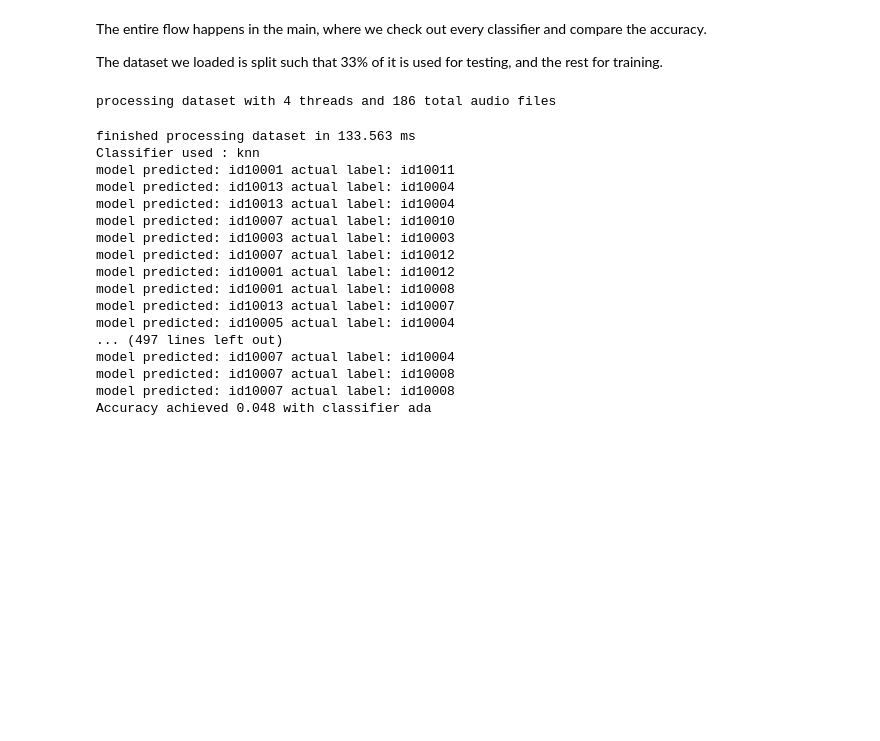
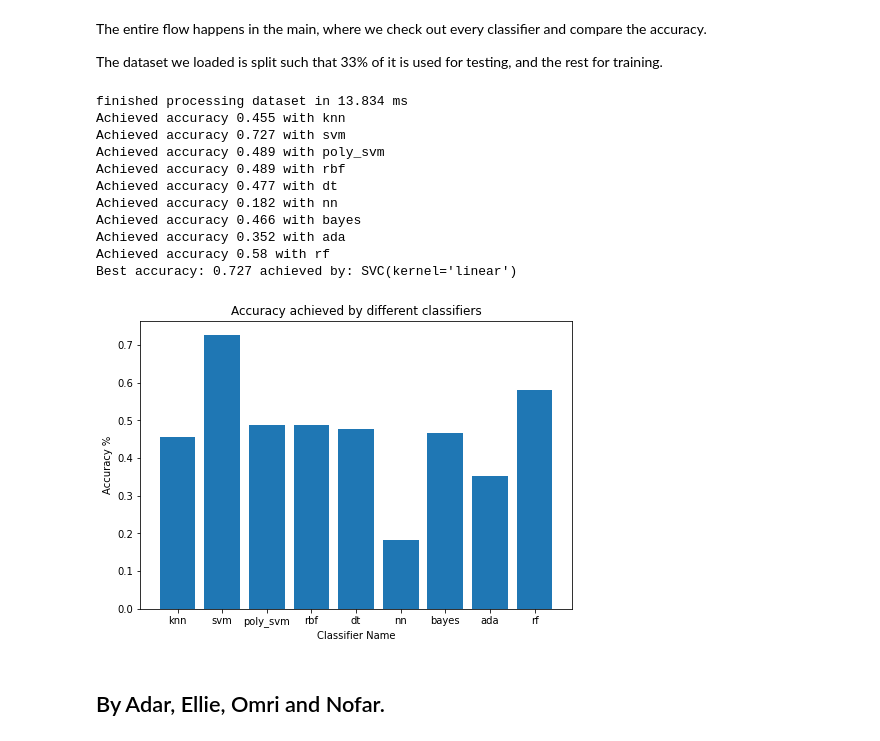
Before and after one commit to adargut/AudioWorkshop, a Jupyter notebook: voice_recognition/voice_recognition.ipynb, the cells around one changed output. Saved outputs shown, nothing was run; the diff lists cells and outputs as text; code cells hidden in the pictures; blank space fills up the shorter version.

```diff
--- a/voice_recognition/voice_recognition.ipynb
+++ b/voice_recognition/voice_recognition.ipynb
@@ -194,15 +196,17 @@ We try out the followings classifiers:
 
 The classifier is outputted from the function below:
 # %%
-CLASSIFIERS = ['knn', 'linear_svm', 'poly_svm', 'rbf', 'dt', 'nn', 'bayes', 'ada']
+CLASSIFIERS = ['knn', 'svm', 'poly_svm', 'rbf', 'dt', 'nn', 'bayes', 'ada', 'rf']
 
-def get_classifier(classifier):
-    if classifier not in CLASSIFIERS:
-        raise Exception('No classifier found!!')
-    print('Classifier used :', classifier)
+
+class ClassifierNotFoundException(Exception):
+    pass
+
+
+def get_classifier(classifier, X_train):
     if classifier == 'knn':
         return KNeighborsClassifier(n_neighbors=1)
-    if classifier == 'linear_svm':
+    if classifier == 'svm':
         return SVC(kernel='linear')
     if classifier == 'poly_svm':
         return SVC(kernel='poly')
@@ -211,11 +215,14 @@ def get_classifier(classifier):
     if classifier == 'dt':
         return DecisionTreeClassifier()
     if classifier == 'nn':
-        return MLPClassifier()
+        return MLPClassifier(hidden_layer_sizes=(500,), alpha=0.1, learning_rate_init=0.1)
     if classifier == 'bayes':
         return GaussianNB()
     if classifier == 'ada':
         return AdaBoostClassifier()
+    if classifier == 'rf':
+        return RandomForestClassifier()
+    raise ClassifierNotFoundException
 # %% [markdown]
 After we have a classifier, we want to test its accuracy on the test dataset:
 # %%
@@ -235,36 +241,50 @@ The dataset we loaded is split such that 33% of it is used for testing, and the
 # %%
 def main():
     train_path = 'data/wav'
     dataset_loader = DatasetLoader()
     dataset_loader.load_and_process_dataset(train_path)
-    assert len(dataset_loader.X) == len(dataset_loader.Y)
     X_train, X_test, y_train, y_test = train_test_split(
-        dataset_loader.X, dataset_loader.Y, test_size=0.33, random_state=42)
+        dataset_loader.X, dataset_loader.Y, test_size=0.20, random_state=42)
+    best_classifier, best_acc = None, 0
+    accuracies = []
     for classifier in CLASSIFIERS:
-        c = get_classifier(classifier)
+        try:
+            c = get_classifier(classifier, X_train)
+        except ClassifierNotFoundException:
+            print(f'Invalid classifier given {classifier}')
+            return
         c.fit(X_train, y_train)
         acc = test_accuracy(X_test, y_test, c)
-        print('Accuracy achieved {:.3f}'.format(acc), 'with classifier {0}'.format(classifier))
+        accuracies.append(acc)
+        if acc > best_acc:
+            best_classifier, best_acc = c, acc
+        print(f'Achieved accuracy {round(acc, 3)} with {classifier}')
 
+    print('Best accuracy: {:.3f}'.format(best_acc), 'achieved by: {0}'.format(best_classifier))
+
+    import matplotlib.pyplot as plt
+    fig = plt.figure()
+    ax = fig.add_axes([0, 0, 1, 1])
+    ax.bar(CLASSIFIERS, accuracies)
+    plt.title('Accuracy achieved by different classifiers')
+    plt.xlabel('Classifier Name')
+    plt.ylabel('Accuracy %')
+    plt.show()
 
 if __name__ == '__main__':
     main()
 # %% [output]
-processing dataset with 4 threads and 186 total audio files
+finished processing dataset in 13.834 ms
+Achieved accuracy 0.455 with knn
+Achieved accuracy 0.727 with svm
+Achieved accuracy 0.489 with poly_svm
+Achieved accuracy 0.489 with rbf
+Achieved accuracy 0.477 with dt
+Achieved accuracy 0.182 with nn
+Achieved accuracy 0.466 with bayes
+Achieved accuracy 0.352 with ada
+Achieved accuracy 0.58 with rf
+Best accuracy: 0.727 achieved by: SVC(kernel='linear')
-finished processing dataset in 133.563 ms
-Classifier used : knn
-model predicted: id10001 actual label: id10011
-model predicted: id10013 actual label: id10004
-model predicted: id10013 actual label: id10004
-model predicted: id10007 actual label: id10010
-model predicted: id10003 actual label: id10003
-model predicted: id10007 actual label: id10012
-model predicted: id10001 actual label: id10012
-model predicted: id10001 actual label: id10008
-model predicted: id10013 actual label: id10007
-model predicted: id10005 actual label: id10004
-... (497 lines left out)
-model predicted: id10007 actual label: id10004
-model predicted: id10007 actual label: id10008
-model predicted: id10007 actual label: id10008
-Accuracy achieved 0.048 with classifier ada
+[figure, added]
+# %% [markdown]
+## By Adar, Ellie, Omri and Nofar.
```
Also changed, not shown: parts of 15 cells of this notebook, 3 other files.
